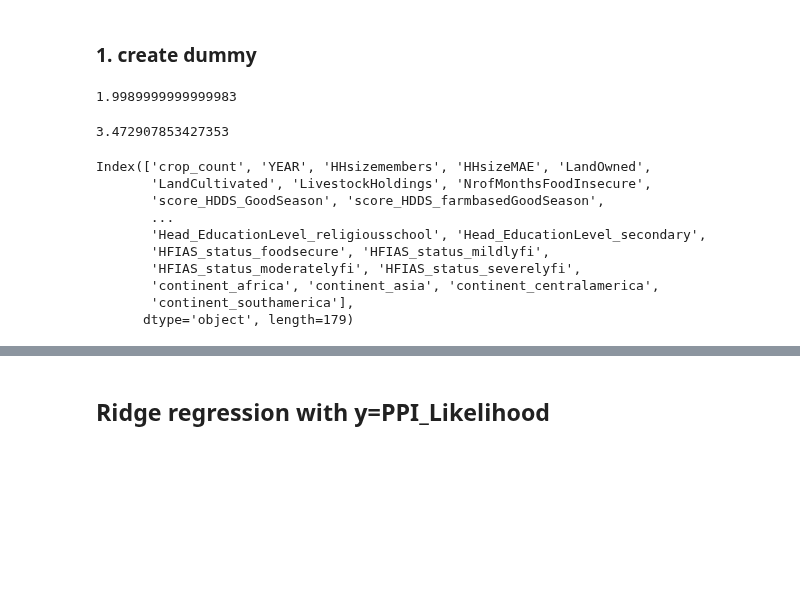
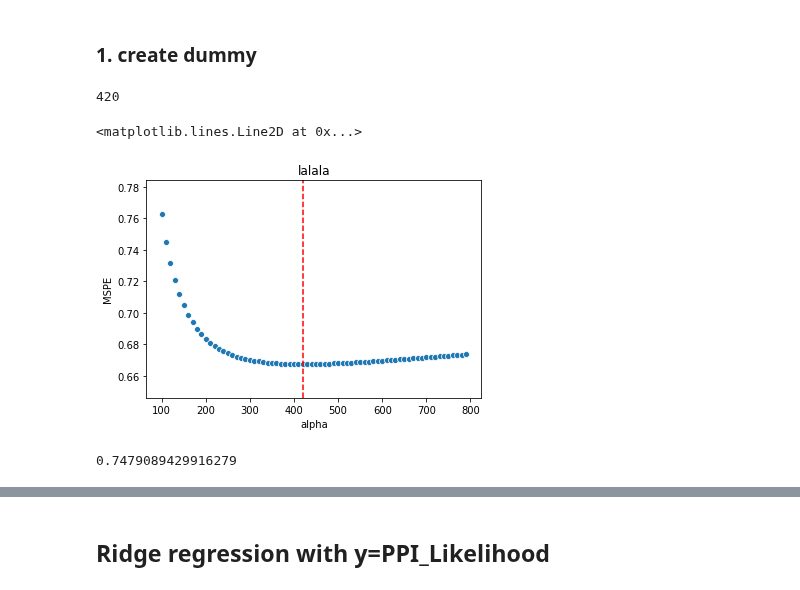
Before and after one commit to laporpe/STA_208, a Jupyter notebook: finalized_code/Ridge_reg.ipynb, the cells around one changed output, grey strips where cells are left out. Drawn from its saved outputs; the diff is of its cells as text; code cells hidden in the pictures; blank space fills up the shorter version.

```diff
--- a/finalized_code/Ridge_reg.ipynb
+++ b/finalized_code/Ridge_reg.ipynb
@@ -121,31 +95,28 @@ y_market_ridge = get_dummyXs_y(market_data, "Market_Orientation")[1]
 # %%
-X_train, X_test, y_train, y_test = train_test_split(X_market_ridge,y_market_ridge, test_size = 0.3, random_state = 2021)
+X_train, X_test, y_train, y_test = train_test_split(X_market,y_market, test_size = 0.3, random_state = 2021)
-# %%
-#ridge_cv=RidgeCV(alphas=np.arange(2,,0.001))
-ridge_cv=RidgeCV(alphas=np.arange(0.01,2,0.001))
-model_cv=ridge_cv.fit(X_train,y_train)
-model_cv.alpha_
-# %% [output]
-1.9989999999999983
+# %%
+alpha_set = np.arange(100,800,10)
+ridge_cv=RidgeCV(alphas=alpha_set, store_cv_values = True, fit_intercept = False)
+model_cv=ridge_cv.fit(X_train,y_train)
+model_cv.alpha_
+# %% [output]
+420
+# %%
+cv_per_alpha = np.mean(model_cv.cv_values_, axis = 0)
+# %%
+cv_df = pd.DataFrame({'alpha': alpha_set, 'MSPE': cv_per_alpha})
+# %%
+sns.scatterplot(data = cv_df, x = "alpha", y = "MSPE").set_title('lalala')
+plt.axvline(x=420, c="red", linestyle = "dashed")
+# %% [output]
+<matplotlib.lines.Line2D at 0x...>
+[figure, added]
 # %%
 #refit model with alpha =3 and get score
 rir = Ridge(alpha = model_cv.alpha_)
 rir.fit(X_train,y_train)
 y_pred_ridge = rir.predict(X_test)
-MSE_ridge_market = mean_squared_error(y_test,y_pred_ridge)
-MSE_ridge_market
+MSE_market = mean_squared_error(y_test,y_pred_ridge)
+MSE_market
 # %% [output]
-3.472907853427353
+0.7479089429916279
-# %%
-X_train.columns
-# %% [output]
-Index(['crop_count', 'YEAR', 'HHsizemembers', 'HHsizeMAE', 'LandOwned',
-       'LandCultivated', 'LivestockHoldings', 'NrofMonthsFoodInsecure',
-       'score_HDDS_GoodSeason', 'score_HDDS_farmbasedGoodSeason',
-       ...
-       'Head_EducationLevel_religiousschool', 'Head_EducationLevel_secondary',
-       'HFIAS_status_foodsecure', 'HFIAS_status_mildlyfi',
-       'HFIAS_status_moderatelyfi', 'HFIAS_status_severelyfi',
-       'continent_africa', 'continent_asia', 'continent_centralamerica',
-       'continent_southamerica'],
-      dtype='object', length=179)
```
Also changed, not shown: parts of 42 cells of this notebook.
